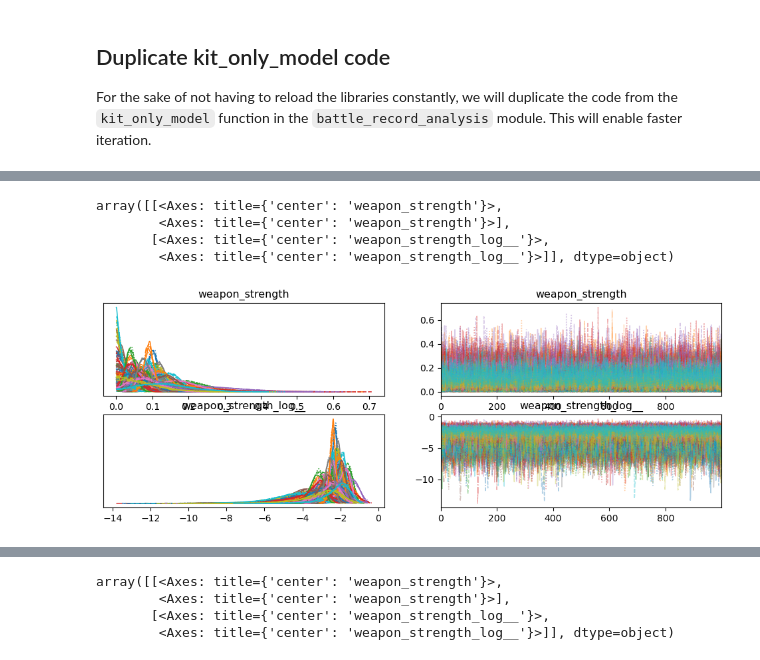
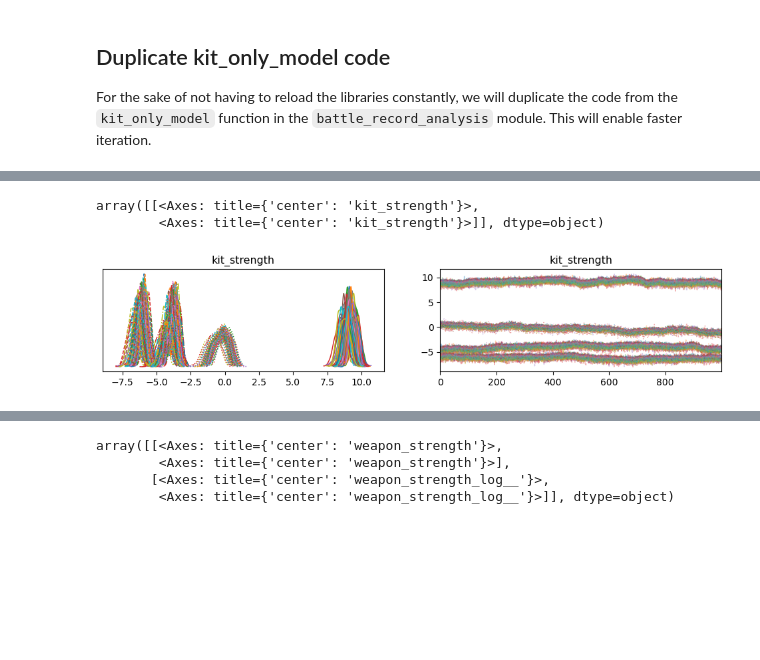
Before and after one commit to RadixSeven/Splatoon3Rank, a Jupyter notebook: base_weapon_strength.ipynb, the cells around one changed output, grey strips where cells are left out. Cells and saved outputs as stored; diff of their text form; code cells hidden in the pictures; blank space fills up the shorter version.

```diff
--- a/base_weapon_strength.ipynb
+++ b/base_weapon_strength.ipynb
@@ -131,8 +130,6 @@ INFO:numexpr.utils:NumExpr defaulting to 8 threads.
 # %%
-# Vanilla sampler took 18:06 for 1000 samples and 1000 tune
-# Nutpie sampler took 16:24 for 1000 samples and 1000 tune
+from pymc import HamiltonianMC
+
 with kit_only_model(some_battle_records) as small_model:
-    kit_only_trace = pm.sample(
-        1000, tune=1000, cores=4, progressbar=True, nuts_sampler="nutpie"
-    )
+    kit_only_trace = pm.sample(1000, tune=1000, progressbar=True, step=HamiltonianMC())
 # %% [output]
@@ -170,11 +169,9 @@ az.summary(kit_only_trace)
 # %%
-az.plot_trace(kit_only_trace)
+az.plot_trace(kit_only_trace, var_names=["kit_strength"])
 # %% [output]
-array([[<Axes: title={'center': 'weapon_strength'}>,
-        <Axes: title={'center': 'weapon_strength'}>],
-       [<Axes: title={'center': 'weapon_strength_log__'}>,
-        <Axes: title={'center': 'weapon_strength_log__'}>]], dtype=object)
+array([[<Axes: title={'center': 'kit_strength'}>,
+        <Axes: title={'center': 'kit_strength'}>]], dtype=object)
-[figure, old version]
+[figure, new version]
 # %%
 with kit_only_model(mar_apr_battle_records) as mar_apr_model:
     mar_apr_kit_only_trace = pm.sample(
```
Also changed, not shown: parts of 4 cells of this notebook, 1 other file.
